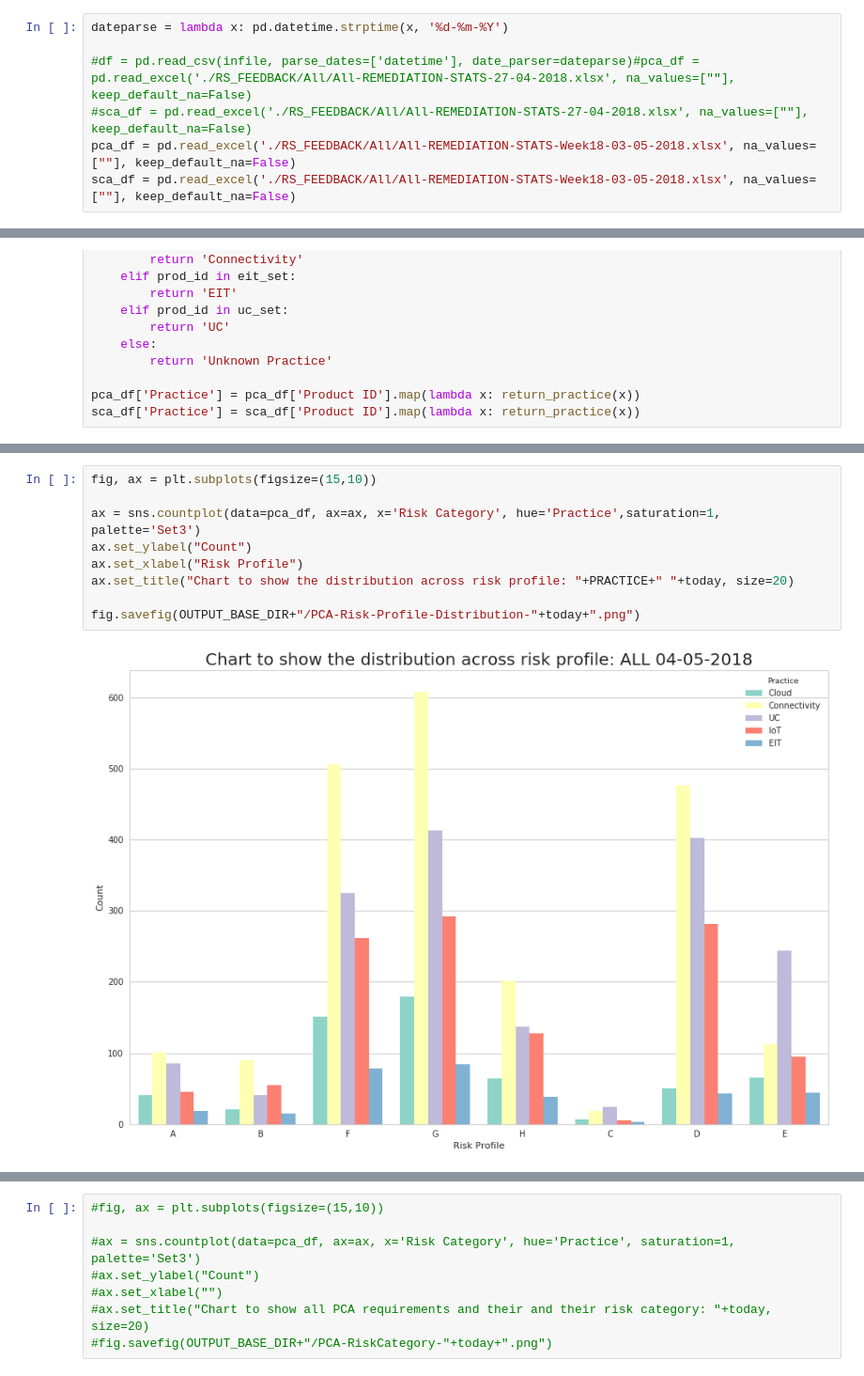
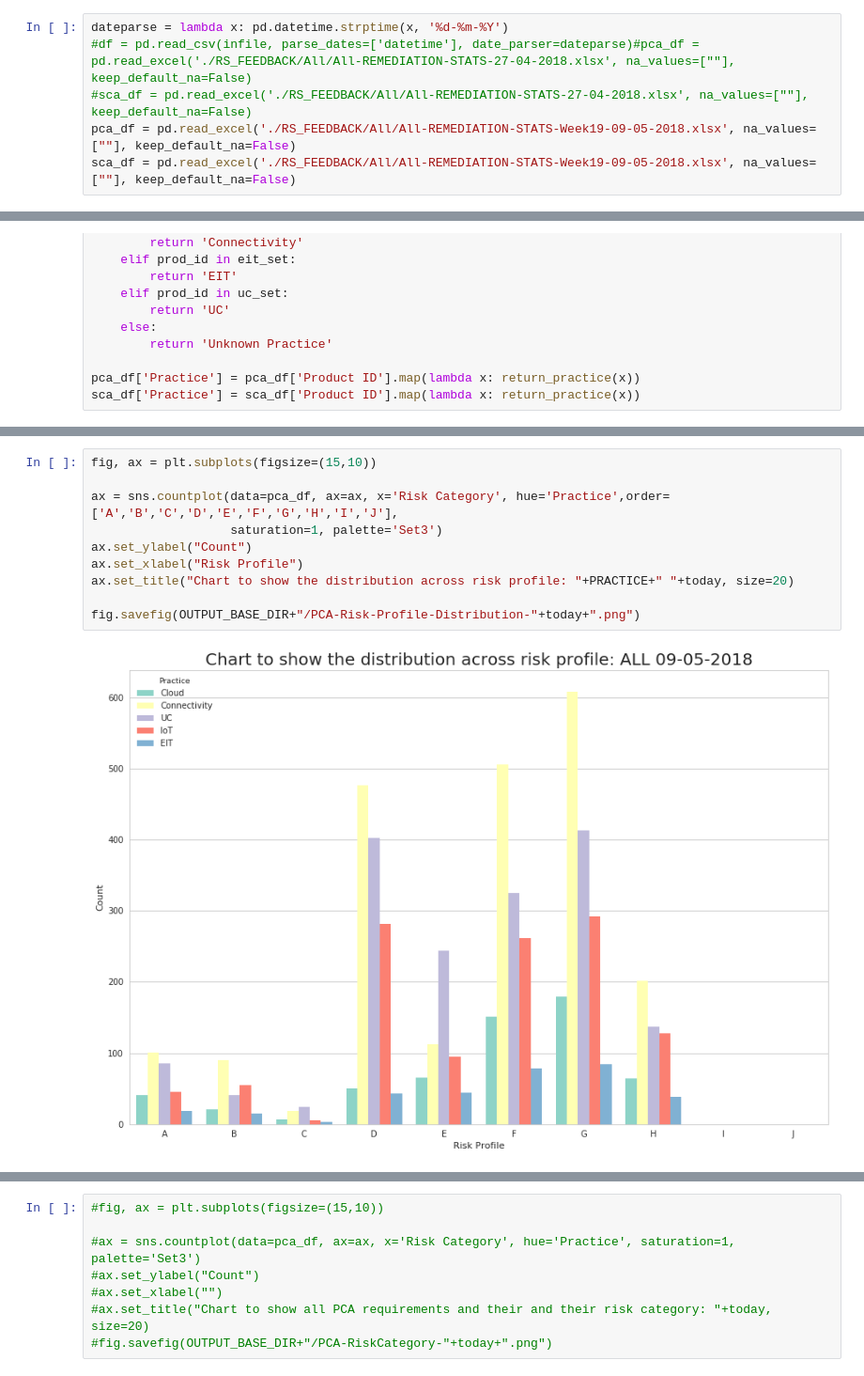
Before and after one commit to billyoconnor/DRC-GDPR, a Jupyter notebook: Compliancy-Heatmap.ipynb, the cells around one changed output, grey strips where cells are left out. Shown: that part at 94% size. Cells and saved outputs as stored; diff of their text form.

Commit message:
week 19 fix

```diff
--- a/Compliancy-Heatmap.ipynb
+++ b/Compliancy-Heatmap.ipynb
@@ -118,11 +118,10 @@ pwd
 u'/home/andy/dev/notebooks/Transfer-RS-Feedback'
 # %%
 dateparse = lambda x: pd.datetime.strptime(x, '%d-%m-%Y')
-
 #df = pd.read_csv(infile, parse_dates=['datetime'], date_parser=dateparse)#pca_df = pd.read_excel('./RS_FEEDBACK/All/All-REMEDIATION-STATS-27-04-2018.xlsx', na_values=[""], keep_default_na=False)
 #sca_df = pd.read_excel('./RS_FEEDBACK/All/All-REMEDIATION-STATS-27-04-2018.xlsx', na_values=[""], keep_default_na=False)
-pca_df = pd.read_excel('./RS_FEEDBACK/All/All-REMEDIATION-STATS-Week18-03-05-2018.xlsx', na_values=[""], keep_default_na=False)
-sca_df = pd.read_excel('./RS_FEEDBACK/All/All-REMEDIATION-STATS-Week18-03-05-2018.xlsx', na_values=[""], keep_default_na=False)
+pca_df = pd.read_excel('./RS_FEEDBACK/All/All-REMEDIATION-STATS-Week19-09-05-2018.xlsx', na_values=[""], keep_default_na=False)
+sca_df = pd.read_excel('./RS_FEEDBACK/All/All-REMEDIATION-STATS-Week19-09-05-2018.xlsx', na_values=[""], keep_default_na=False)
 # %%
 #new_df = pd.to_datetime(pca_df[pca_df['Product ID']==176]['Delivery Date'], format='%dth %B %Y')
 #index_loc = pca_df[pca_df['Product ID']==176].index
@@ -356,14 +373,15 @@ fig.savefig(OUTPUT_BASE_DIR+"/PCA-Responses-"+today+".png")
 # %%
 fig, ax = plt.subplots(figsize=(15,10))
 
-ax = sns.countplot(data=pca_df, ax=ax, x='Risk Category', hue='Practice',saturation=1, palette='Set3')
+ax = sns.countplot(data=pca_df, ax=ax, x='Risk Category', hue='Practice',order=['A','B','C','D','E','F','G','H','I','J'],
+                   saturation=1, palette='Set3')
 ax.set_ylabel("Count")
 ax.set_xlabel("Risk Profile")
 ax.set_title("Chart to show the distribution across risk profile: "+PRACTICE+" "+today, size=20)
 
 fig.savefig(OUTPUT_BASE_DIR+"/PCA-Risk-Profile-Distribution-"+today+".png")
 # %% [output]
-[figure, old version]
+[figure, new version]
 # %%
 fig, ax = plt.subplots(figsize=(15,10))
 
```
Also changed, not shown: parts of 54 cells of this notebook, 2 other files.
